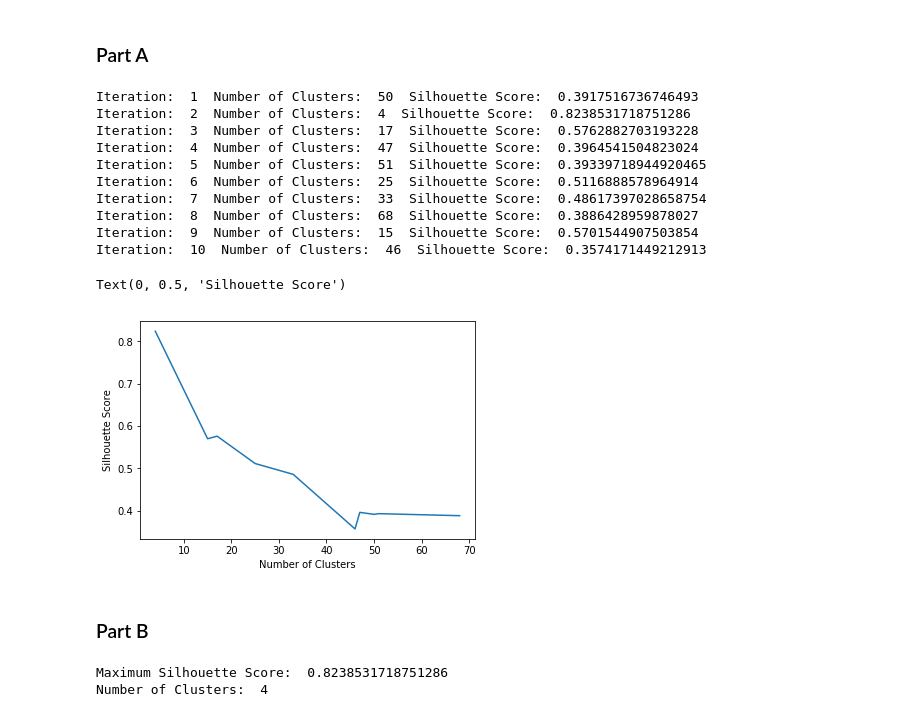
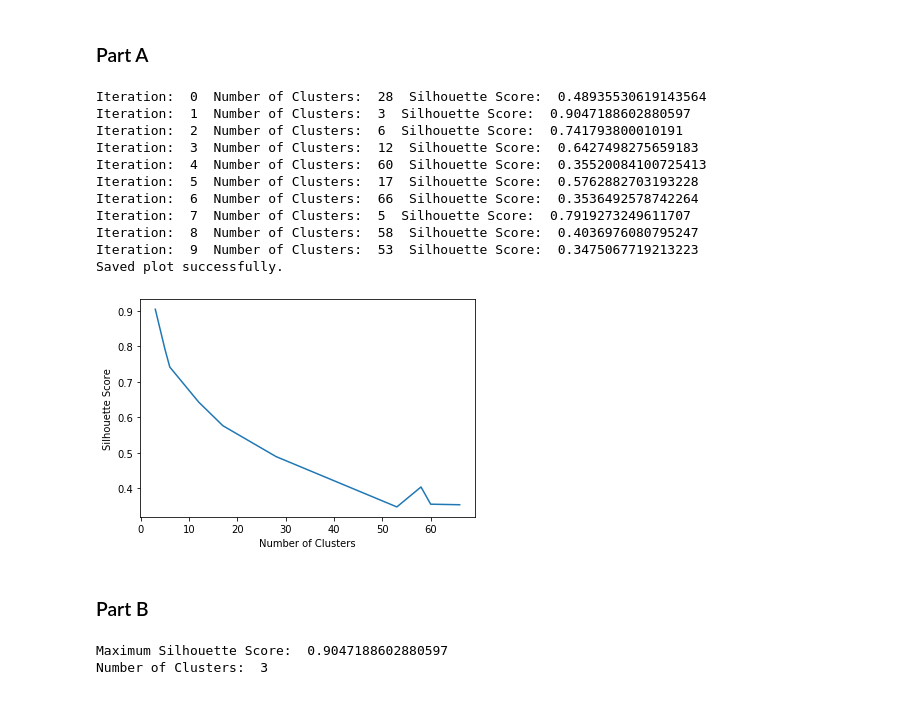
Before and after one commit to rjs211/CS564-ML, a Jupyter notebook: Assignment2/Q1.ipynb, the cells around one changed output. Drawn from its saved outputs; the diff is of its cells as text; code cells hidden in the pictures.

Commit message:
Fix random seeds, convert to sampling, change input parsing
Input parsing: Changed whitespace splitting to tab splitting, removed exception handler

```diff
--- a/Assignment2/Q1.ipynb
+++ b/Assignment2/Q1.ipynb
@@ -13,3 +17,7 @@ import matplotlib.pyplot as plt
+# %%
+f = open('./preprocessed_BCLL.txt')
+lines = f.read()
+f.close()
 # %%
 df_list = []
 
@@ -17,19 +25,11 @@ df_list = []
 with open('./preprocessed_BCLL.txt') as f:
     for line in f:
         line = line.strip()
-        columns = re.split('\s+', line, maxsplit = 23)
+        columns = line.split('\t')
 
         for i, column in enumerate(columns):
             if i >= 2:
-                try:
-                    columns[i] = float(column)
-                except:
-                    columns[1] = columns[1] + ' ' + columns[2]
-                    del(columns[2])
-
-                    for j, new_column in enumerate(columns):
-                        if j >= 2:
-                            columns[j] = float(new_column)
+                columns[i] = float(column)
 
         df_list.append(columns)
 
@@ -64,51 +64,52 @@ X = data._get_numeric_data().reset_index(drop = True)
 X = X.apply(lambda column: (column - column.mean()) / column.std(), axis = 0)
 # %%
 SSE = {}
-max_silhouette_score = -2
-max_silhouette_score_cluster = 0
+max_silhouette_score = float('-inf')
+max_silhouette_score_cluster = None
 
-# Run the loop 10 times.
-for k in range(1, 11):
-    clusters = random.randint(2, int(math.sqrt(X.shape[0])))
+# Sample 10 integers from 2 to sqrt(N) for the number of clusters, to prevent repetition
+num_clusters_list = random.sample(range(2, math.floor(math.sqrt(X.shape[0]))), 10)
 
-    # Check for the previously seen values.
-    if clusters in SSE.keys():
-        clusters = random.randint(2, int(math.sqrt(X.shape[0])))
-
+# Run loop for every possible value of num_clusters
+for itn, num_clusters in enumerate(num_clusters_list):
     # Get the labels for each sample.
-    labels = KMeans(n_clusters = clusters, random_state = 42).fit_predict(X)
+    labels = KMeans(n_clusters = num_clusters, random_state = 42).fit_predict(X)
     # Get the silhouette score for each sample.
-    score = silhouette_score(X, labels, metric = 'euclidean', sample_size = None, random_state = 42)
+    score = silhouette_score(X, labels, metric = 'euclidean', sample_size = None)
 
     # Update the maximum score seen, and the cluster number which gives that score.
     if score > max_silhouette_score:
         max_silhouette_score = score
-        max_silhouette_score_cluster = clusters
+        max_silhouette_score_cluster = num_clusters
 
     # Store the number of clusters which give a particular score.
-    SSE[clusters] = score
-    print('Iteration: ', k, ' Number of Clusters: ', clusters, ' Silhouette Score: ', score)
+    SSE[num_clusters] = score
+    print('Iteration: ', itn, ' Number of Clusters: ', num_clusters, ' Silhouette Score: ', score)
 
 # Order the cluster numbers.
 sorted_SSE = sorted(SSE.items(), key = lambda kv: kv[0])
 sorted_SSE = collections.OrderedDict(sorted_SSE)
 # Plot the graph for silhouette score vs number of clusters.
-plt.plot(list(sorted_SSE.keys()), list(sorted_SSE.values()))
+fig, ax = plt.subplots()
+ax.plot(list(sorted_SSE.keys()), list(sorted_SSE.values()))
 plt.xlabel('Number of Clusters')
 plt.ylabel('Silhouette Score')
+fig.savefig('silhouette_scores.png')
+print('Saved plot successfully.')
+plt.show()
 # %% [output]
-Iteration:  1  Number of Clusters:  50  Silhouette Score:  0.3917516736746493
-Iteration:  2  Number of Clusters:  4  Silhouette Score:  0.8238531718751286
-Iteration:  3  Number of Clusters:  17  Silhouette Score:  0.5762882703193228
-Iteration:  4  Number of Clusters:  47  Silhouette Score:  0.3964541504823024
-Iteration:  5  Number of Clusters:  51  Silhouette Score:  0.39339718944920465
-Iteration:  6  Number of Clusters:  25  Silhouette Score:  0.5116888578964914
-Iteration:  7  Number of Clusters:  33  Silhouette Score:  0.48617397028658754
-Iteration:  8  Number of Clusters:  68  Silhouette Score:  0.3886428959878027
-Iteration:  9  Number of Clusters:  15  Silhouette Score:  0.5701544907503854
-Iteration:  10  Number of Clusters:  46  Silhouette Score:  0.3574171449212913
+Iteration:  0  Number of Clusters:  28  Silhouette Score:  0.48935530619143564
+Iteration:  1  Number of Clusters:  3  Silhouette Score:  0.9047188602880597
+Iteration:  2  Number of Clusters:  6  Silhouette Score:  0.741793800010191
+Iteration:  3  Number of Clusters:  12  Silhouette Score:  0.6427498275659183
+Iteration:  4  Number of Clusters:  60  Silhouette Score:  0.35520084100725413
+Iteration:  5  Number of Clusters:  17  Silhouette Score:  0.5762882703193228
+Iteration:  6  Number of Clusters:  66  Silhouette Score:  0.3536492578742264
+Iteration:  7  Number of Clusters:  5  Silhouette Score:  0.7919273249611707
+Iteration:  8  Number of Clusters:  58  Silhouette Score:  0.4036976080795247
+Iteration:  9  Number of Clusters:  53  Silhouette Score:  0.3475067719213223
+Saved plot successfully.
-Text(0, 0.5, 'Silhouette Score')
-[figure, old version]
+[figure, new version]
 # %% [markdown]
 ### Part B
 # %%
@@ -118,8 +119,8 @@ print('Number of Clusters: ', max_silhouette_score_cluster)
 # Get the labels for each sample for the case where we see the maximum silhouette score.
 labels = KMeans(n_clusters = max_silhouette_score_cluster, random_state = 42).fit_predict(X)
 # %% [output]
-Maximum Silhouette Score:  0.8238531718751286
-Number of Clusters:  4
+Maximum Silhouette Score:  0.9047188602880597
+Number of Clusters:  3
 # %%
 # Append the labels to the respective sample.
 data['23'] = labels
```
Also changed, not shown: parts of 3 cells of this notebook, 5 other files.
